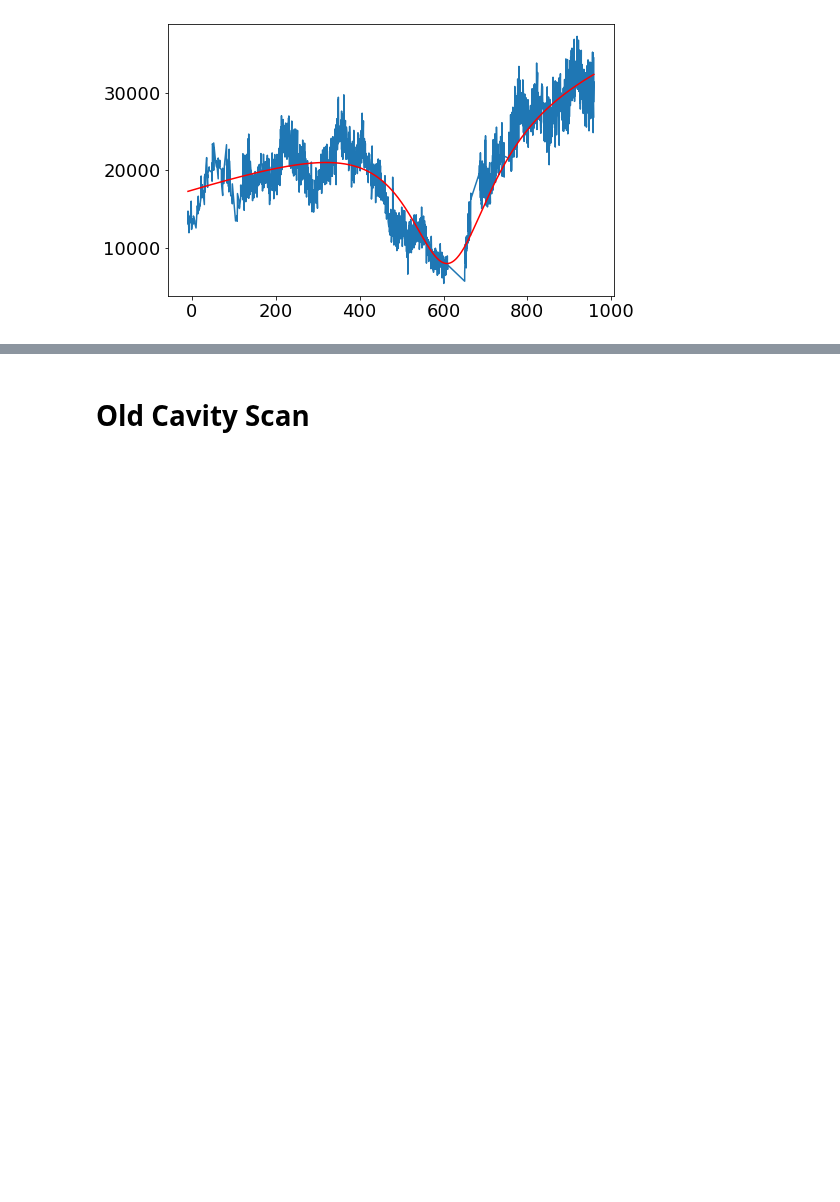
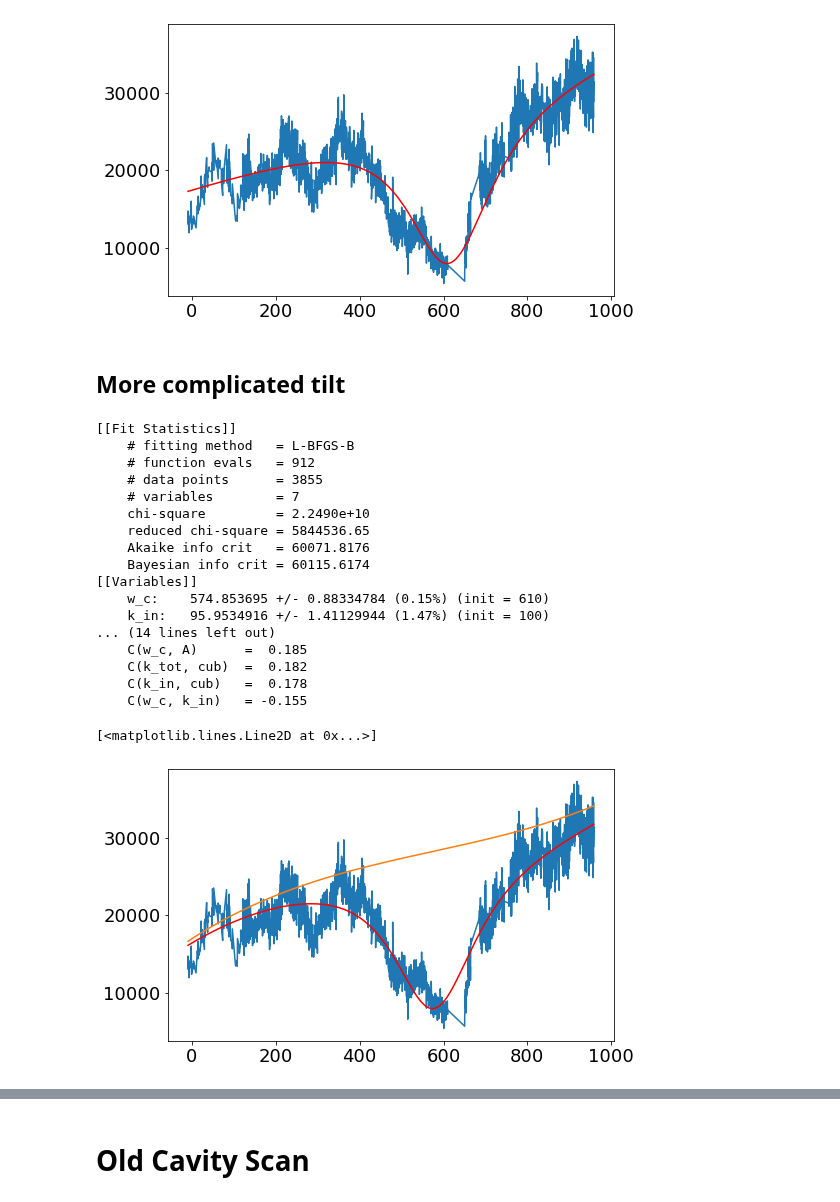
Before and after one commit to huanyanqi/siv-cqed-model, a Jupyter notebook: notebooks/20210903_DiosBLBb02_cavity.ipynb, the cells around one changed output, grey strips where cells are left out. Drawn from its saved outputs; the diff is of its cells as text; code cells hidden in the pictures; blank space fills up the shorter version.

```diff
--- a/notebooks/20210903_DiosBLBb02_cavity.ipynb
+++ b/notebooks/20210903_DiosBLBb02_cavity.ipynb
@@ -305,3 +355,66 @@ plt.plot(cavity_freqs, tilted_cavity_ref_model.eval(params=cavity_filtered_resul
     C(k_tot, m)    =  0.492
 [<matplotlib.lines.Line2D at 0x...>]
 [figure]
+# %% [markdown]
+## More complicated tilt
+# %%
+def tilted_cavity_ref_cub(w, w_c, k_in, k_tot, A, B, lin, quad, cub):
+    return (cub * (w - w_c)**3 + quad * (w - w_c)**2 + lin * (w - w_c) + A) * Cavity.reflectance_fn(
+                        w, -1, [],
+                        w_c, k_in, k_tot
+                        ) + B
+
+tilted_cavity_ref_model_cub = lmfit.Model(tilted_cavity_ref_cub)
+# %%
+# Range of frequencies to filter out to remove SiV peaks
+filter_range = [(610, 650), (665, 685), (745, 755)]
+# filter_range = [(-20, 400), (800, 1000), (610, 650), (665, 685), (745, 755)]
+
+# Filter the freq and intensity values
+filtered_indices = not_in_range(cavity_freqs, filter_range)
+cavity_freqs_filtered = cavity_freqs[filtered_indices]
+cavity_intensity_filtered = cavity_intensity[filtered_indices]
+
+#####
+params = Parameters()
+params.add_many(
+    Parameter('w_c', value=610, min=540, max=630),
+    Parameter('k_in', value=100, min=0, max=1000),
+    Parameter('k_tot', value=200, min=0, max=1000),
+    Parameter('A', value=30000, min=10000, max=75000),
+    Parameter('B', value=0, vary=False),
+    Parameter('lin', value=0.1, min=0, max=50),
+    Parameter('quad', value=0.001, min=1e-15, max=1),
+    Parameter('cub', value=0.00001, min=1e-20, max=1),
+)
+
+cavity_filtered_results = tilted_cavity_ref_model_cub.fit(cavity_intensity_filtered, params, w=cavity_freqs_filtered, method="lbfgsb")
+lmfit.report_fit(cavity_filtered_results)
+
+plt.plot(cavity_freqs_filtered, cavity_intensity_filtered)
+plt.plot(cavity_freqs, tilted_cavity_ref_model_cub.eval(params=cavity_filtered_results.params, w=cavity_freqs), 'r')
+
+# The background cubic curve
+copyy = copy.deepcopy(cavity_filtered_results.params)
+copyy["k_in"].value = 0
+plt.plot(cavity_freqs, tilted_cavity_ref_model_cub.eval(params=copyy, w=cavity_freqs))
+# %% [output]
+[[Fit Statistics]]
+    # fitting method   = L-BFGS-B
+    # function evals   = 912
+    # data points      = 3855
+    # variables        = 7
+    chi-square         = 2.2490e+10
+    reduced chi-square = 5844536.65
+    Akaike info crit   = 60071.8176
+    Bayesian info crit = 60115.6174
+[[Variables]]
+    w_c:    574.853695 +/- 0.88334784 (0.15%) (init = 610)
+    k_in:   95.9534916 +/- 1.41129944 (1.47%) (init = 100)
+... (14 lines left out)
+    C(w_c, A)      =  0.185
+    C(k_tot, cub)  =  0.182
+    C(k_in, cub)   =  0.178
+    C(w_c, k_in)   = -0.155
+[<matplotlib.lines.Line2D at 0x...>]
+[figure, added]
```
Also changed, not shown: parts of 10 cells of this notebook, 3 other files.
